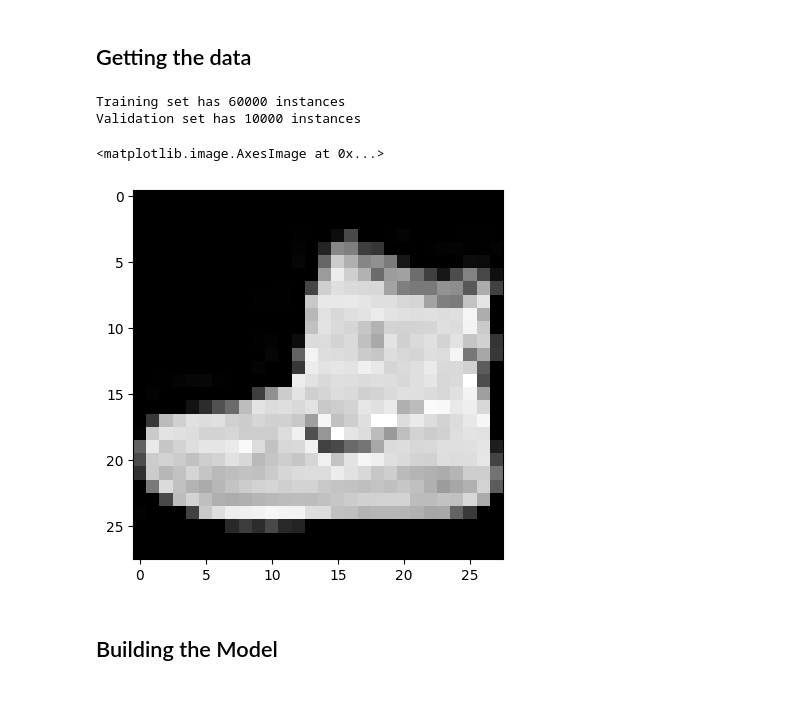
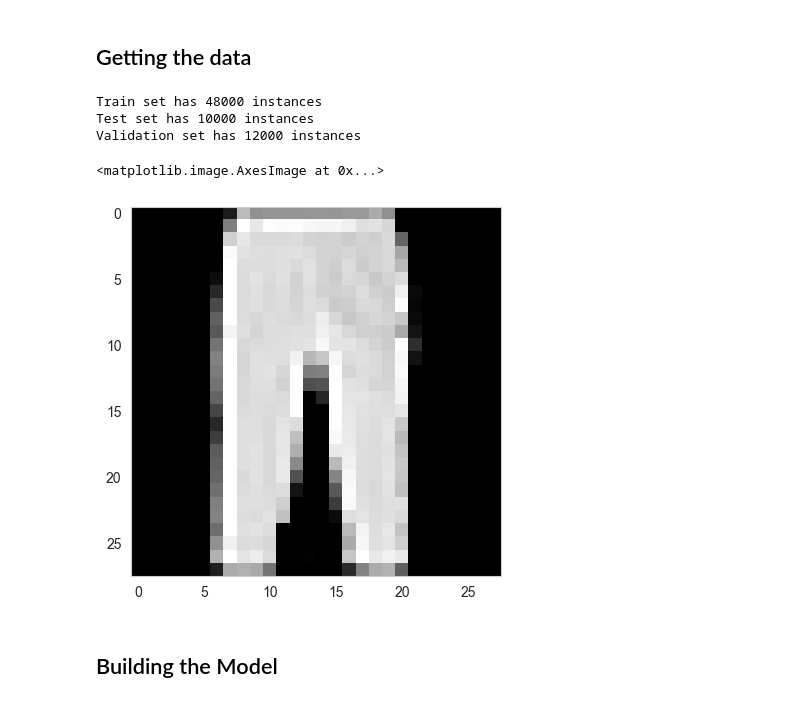
Before and after one commit to ParimiHarsha/FashionMNIST-Classification, a Jupyter notebook: FashionMNIST_classification.ipynb, the cells around one changed output. Saved outputs shown, nothing was run; the diff lists cells and outputs as text; code cells hidden in the pictures.

```diff
--- a/FashionMNIST_classification.ipynb
+++ b/FashionMNIST_classification.ipynb
@@ -426,52 +427,69 @@ transform = transforms.Compose(
 )
 
 
-def load_data(data_dir="./fmnist_data"):
+def get_datasets(data_dir="./fmnist_data"):
     # Download the train and test data
-    trainset = datasets.FashionMNIST(
+    train_dataset = datasets.FashionMNIST(
         data_dir, download=True, train=True, transform=transform
     )
-    valset = datasets.FashionMNIST(
+    test_dataset = datasets.FashionMNIST(
         data_dir, download=True, train=False, transform=transform
     )
 
-    return (
-        trainset,
-        valset,
-    )
+    # Define the size of the training and validation sets
+    train_size = int(0.8 * len(train_dataset))  # 80% for training
+    val_size = len(train_dataset) - train_size  # 20% for validation
+
+    # Split the training dataset
+    train_dataset, val_dataset = random_split(train_dataset, [train_size, val_size])
+
+    return (train_dataset, test_dataset, val_dataset)
 
 
-trainset, valset = load_data()
+def get_data_loaders(train_dataset, test_dataset, val_dataset):
+    # Create DataLoader for training, testing and validation
+    train_loader = torch.utils.data.DataLoader(
+        train_dataset, batch_size=100, shuffle=True
+    )
+    test_loader = torch.utils.data.DataLoader(
+        test_dataset, batch_size=100, shuffle=True
+    )
+    val_loader = DataLoader(dataset=val_dataset, batch_size=64, shuffle=False)
+    return train_loader, test_loader, val_loader
 
-# Data Loader
-trainloader = torch.utils.data.DataLoader(trainset, batch_size=100, shuffle=True)
-testloader = torch.utils.data.DataLoader(valset, batch_size=100, shuffle=True)
+
+# Datasets
+train_dataset, test_dataset, val_dataset = get_datasets()
+# Data Loaders
+train_loader, test_loader, val_loader = get_data_loaders(*get_datasets())
 
 # Labels in the data and their corresponding integer mapping
 label_mapping = {
     0: "T-shirt/Top",
     1: "Trouser",
     2: "Pullover",
     3: "Dress",
     4: "Coat",
     5: "Sandal",
     6: "Shirt",
     7: "Sneaker",
     8: "Bag",
     9: "Ankle Boot",
 }
 
 # Report split sizes
-print("Training set has {} instances".format(len(trainset)))
-print("Validation set has {} instances".format(len(valset)))
+print("Train set has {} instances".format(len(train_dataset)))
+print("Test set has {} instances".format(len(test_dataset)))
+print("Validation set has {} instances".format(len(val_dataset)))
 
 # Plotting the image
-plt.imshow(trainset[0][0][0], cmap="gray")
+plt.imshow(train_dataset[0][0][0], cmap="gray")
 # %% [output]
-Training set has 60000 instances
-Validation set has 10000 instances
+Train set has 48000 instances
+Test set has 10000 instances
+Validation set has 12000 instances
 <matplotlib.image.AxesImage at 0x...>
-[figure, old version]
+[figure, new version]
 # %% [markdown]
 ## Building the Model
 # %%
```
Also changed, not shown: parts of 12 cells of this notebook, 5 other files.
